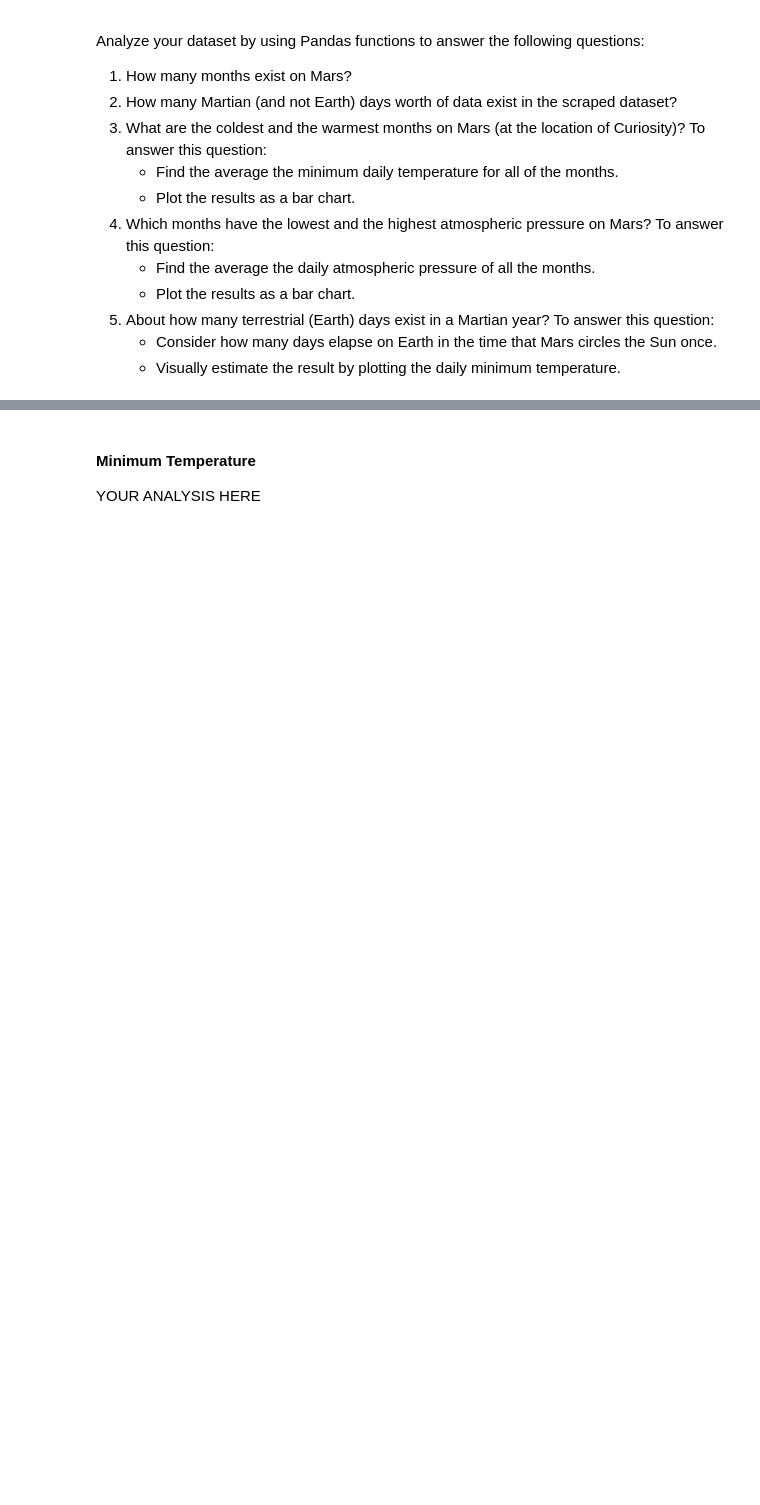
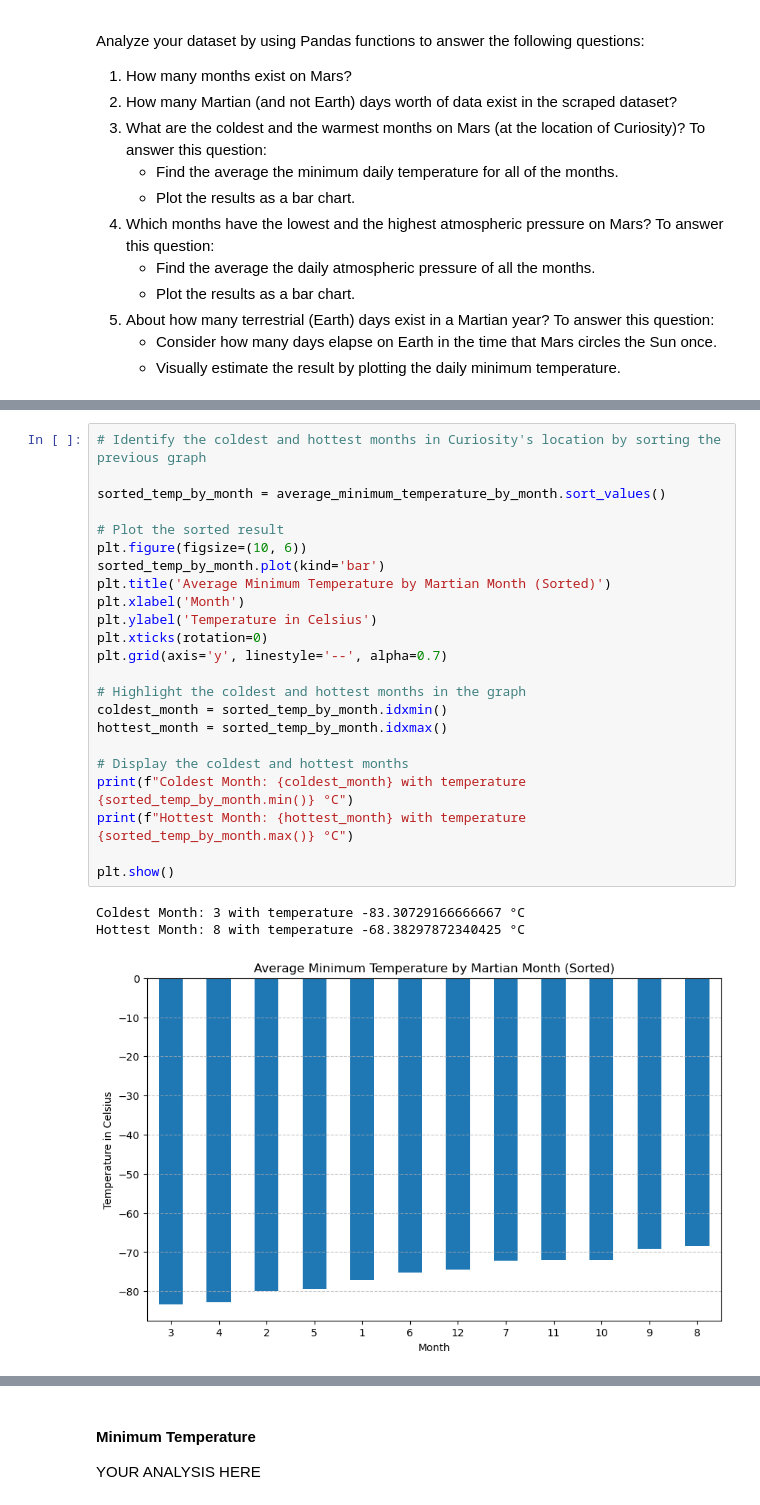
Before and after one commit to avenika100/data-collection-challenge, a Jupyter notebook: part_2_mars_weather.ipynb, the cells around one changed output, grey strips where cells are left out. Saved outputs shown, nothing was run; the diff lists cells and outputs as text; blank space fills up the shorter version.

```diff
--- a/part_2_mars_weather.ipynb
+++ b/part_2_mars_weather.ipynb
@@ -195,2 +206,29 @@ Name: min_temp, dtype: float64
+# %%
+# Identify the coldest and hottest months in Curiosity's location by sorting the previous graph
+
+sorted_temp_by_month = average_minimum_temperature_by_month.sort_values()
+
+# Plot the sorted result
+plt.figure(figsize=(10, 6))
+sorted_temp_by_month.plot(kind='bar')
+plt.title('Average Minimum Temperature by Martian Month (Sorted)')
+plt.xlabel('Month')
+plt.ylabel('Temperature in Celsius')
+plt.xticks(rotation=0)
+plt.grid(axis='y', linestyle='--', alpha=0.7)
+
+# Highlight the coldest and hottest months in the graph
+coldest_month = sorted_temp_by_month.idxmin()
+hottest_month = sorted_temp_by_month.idxmax()
+
+# Display the coldest and hottest months
+print(f"Coldest Month: {coldest_month} with temperature {sorted_temp_by_month.min()} °C")
+print(f"Hottest Month: {hottest_month} with temperature {sorted_temp_by_month.max()} °C")
+
+plt.show()
+# %% [output]
+Coldest Month: 3 with temperature -83.30729166666667 °C
+Hottest Month: 8 with temperature -68.38297872340425 °C
+[figure, added]
 # %%
 # 4. What is the average pressure by month?
```
Also changed, not shown: parts of 22 cells of this notebook, 2 other files.
